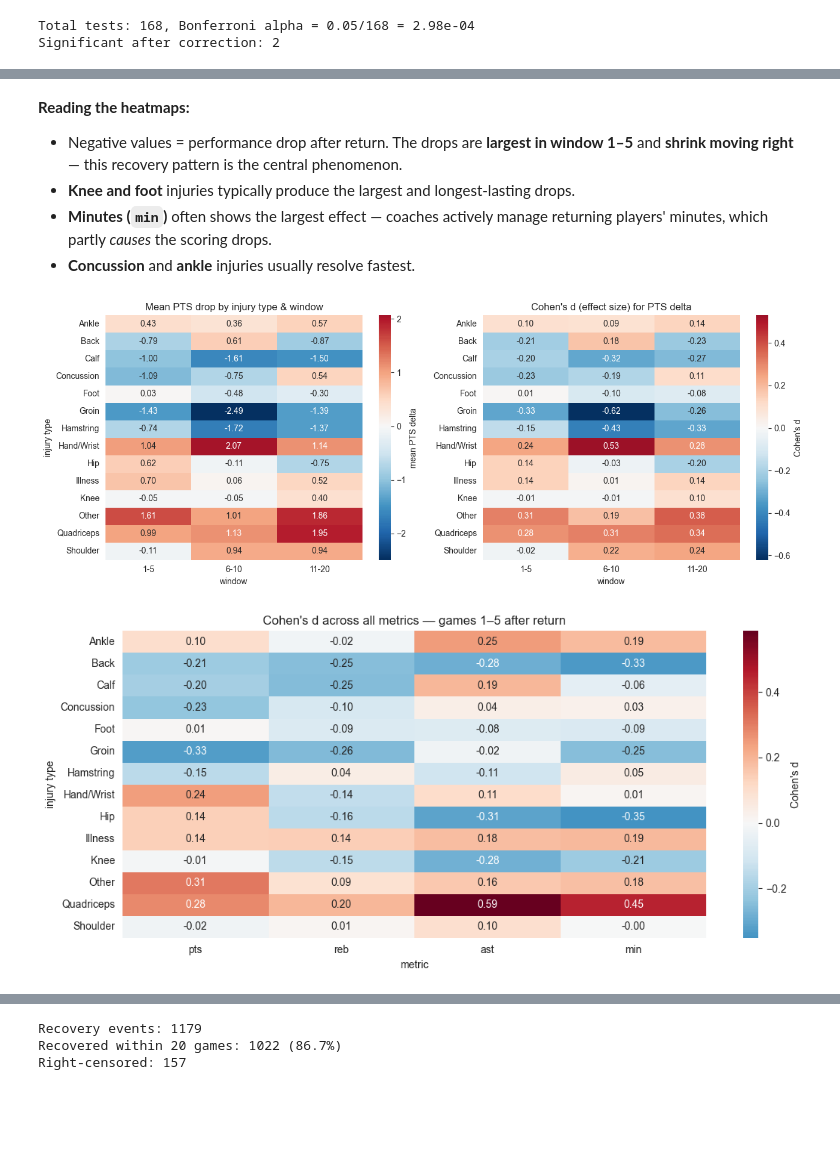
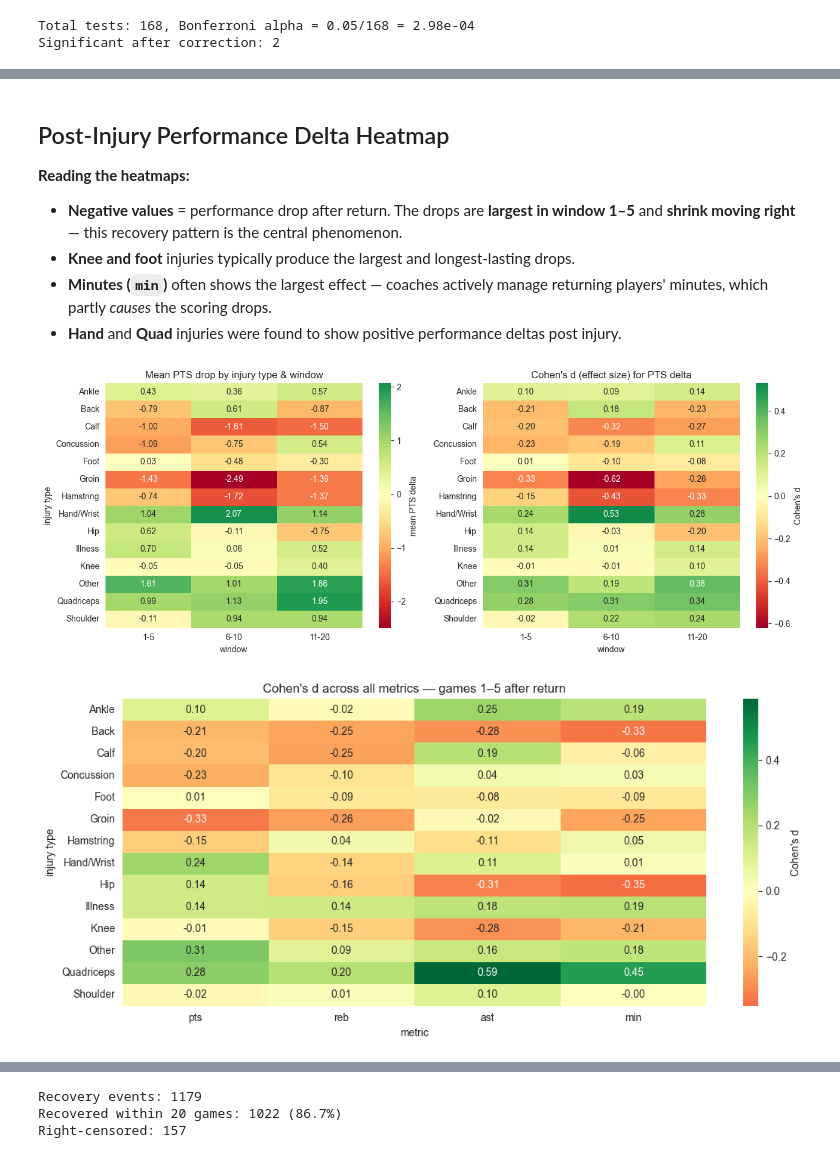
Before and after one commit to amaq121/Portfolio-Projects, a Jupyter notebook: python/NBA_Injury_Recovery_Modeler_Final.ipynb, the cells around one changed output, grey strips where cells are left out. Saved outputs shown, nothing was run; the diff lists cells and outputs as text; code cells hidden in the pictures; blank space fills up the shorter version.

```diff
--- a/python/NBA_Injury_Recovery_Modeler_Final.ipynb
+++ b/python/NBA_Injury_Recovery_Modeler_Final.ipynb
@@ -763,21 +719,23 @@ Other        0.31  0.19   0.38
 Quadriceps   0.28  0.31   0.34
 Shoulder    -0.02  0.22   0.24
 # %% [markdown]
+## Post-Injury Performance Delta Heatmap
+
 **Reading the heatmaps:**
 
-- Negative values = performance drop after return. The drops are **largest in window 1–5** and **shrink moving right** — this recovery pattern is the central phenomenon.
+- **Negative values** = performance drop after return. The drops are **largest in window 1–5** and **shrink moving right** — this recovery pattern is the central phenomenon.
 - **Knee and foot** injuries typically produce the largest and longest-lasting drops.
 - **Minutes (`min`)** often shows the largest effect — coaches actively manage returning players' minutes, which partly *causes* the scoring drops.
-- **Concussion** and **ankle** injuries usually resolve fastest.
+- **Hand** and **Quad** injuries were found to show positive performance deltas post injury.
 # %%
 fig, axes = plt.subplots(1, 2, figsize=(13, 5))
 
-sns.heatmap(pts_summary, annot=True, fmt='.2f', cmap='RdBu_r', center=0,
+sns.heatmap(pts_summary, annot=True, fmt='.2f', cmap='RdYlGn', center=0,
             ax=axes[0], cbar_kws={'label': 'mean PTS delta'})
 axes[0].set_title('Mean PTS drop by injury type & window')
 axes[0].set_ylabel('injury type')
 
-sns.heatmap(pts_d, annot=True, fmt='.2f', cmap='RdBu_r', center=0,
+sns.heatmap(pts_d, annot=True, fmt='.2f', cmap='RdYlGn', center=0,
             ax=axes[1], cbar_kws={'label': "Cohen's d"})
 axes[1].set_title("Cohen's d (effect size) for PTS delta")
 axes[1].set_ylabel('')
@@ -785,21 +743,21 @@ axes[1].set_ylabel('')
 plt.tight_layout()
 plt.show()
 # %% [output]
-[figure, old version]
+[figure, new version]
 # %%
 # All metrics in window 1-5: which stats drop most on return?
 plt.figure(figsize=(11, 5))
 g = (summary.query("window == '1-5'")
      .pivot(index='injury_type', columns='metric', values='cohens_d')
      [METRICS])
-sns.heatmap(g, annot=True, fmt='.2f', cmap='RdBu_r', center=0,
+sns.heatmap(g, annot=True, fmt='.2f', cmap='RdYlGn', center=0,
             cbar_kws={'label': "Cohen's d"})
 plt.title("Cohen's d across all metrics — games 1–5 after return")
 plt.ylabel('injury type')
 plt.tight_layout()
 plt.show()
 # %% [output]
-[figure, old version]
+[figure, new version]
 # %% [markdown]
 ---
 
```
Also changed, not shown: parts of 20 cells of this notebook, 1 other file.
